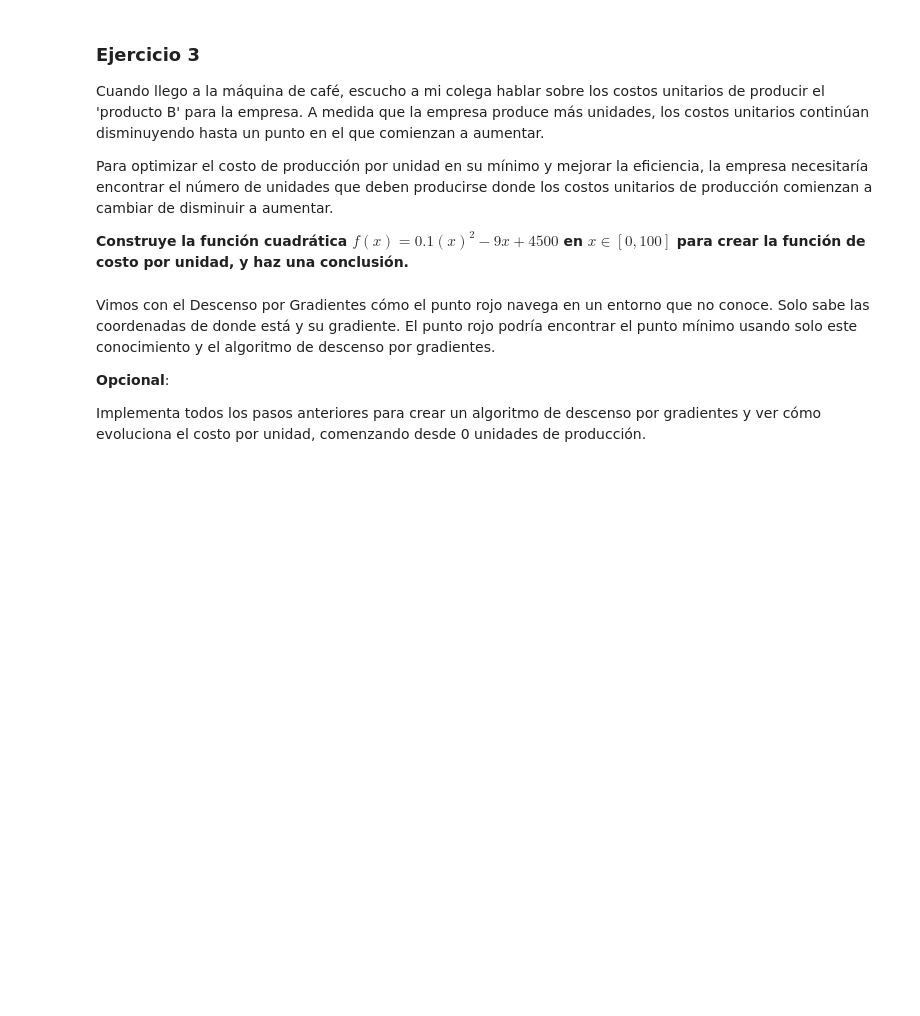
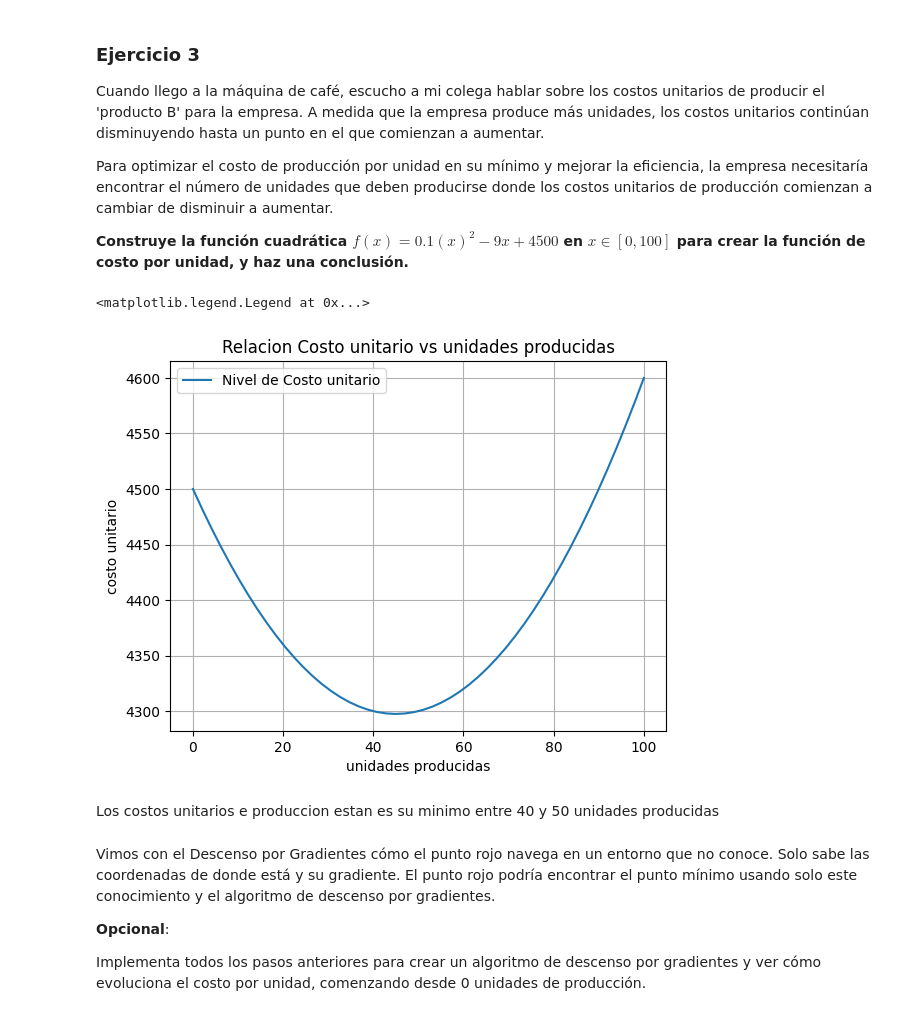
Before and after one commit to 4GeeksAcademy/Gonz3092-ejercicios-algebra-lienal, a Jupyter notebook: notebook/problems.es.ipynb, the cells around one changed output. Drawn from its saved outputs; the diff is of its cells as text; code cells hidden in the pictures; blank space fills up the shorter version.

```diff
--- a/notebook/problems.es.ipynb
+++ b/notebook/problems.es.ipynb
@@ -302,6 +300,23 @@ Para optimizar el costo de producción por unidad en su mínimo y mejorar la efi
 **Construye la función cuadrática $f(x)=0.1(x)^2−9x +4500$ en $x∈[0,100]$ para crear la función de costo por unidad, y haz una conclusión.**
 # %%
 # Definir y graficar la función
+
+def f(x):
+    return (0.1 * (x ** 2)) - (9 * x) + (4500)
+
+x = np.linspace(0, 100)
+
+plt.plot(x , f(x), label="Nivel de Costo unitario")
+plt.xlabel('unidades producidas')
+plt.ylabel('costo unitario')
+plt.title('Relacion Costo unitario vs unidades producidas')
+plt.grid(True)
+plt.legend()
+# %% [output]
+<matplotlib.legend.Legend at 0x...>
+[figure, added]
+# %% [markdown]
+Los costos unitarios e produccion estan es su minimo entre 40 y 50 unidades producidas
 # %% [markdown]
 Vimos con el Descenso por Gradientes cómo el punto rojo navega en un entorno que no conoce. Solo sabe las coordenadas de donde está y su gradiente. El punto rojo podría encontrar el punto mínimo usando solo este conocimiento y el algoritmo de descenso por gradientes.
 
```
Also changed, not shown: parts of 3 cells of this notebook.
